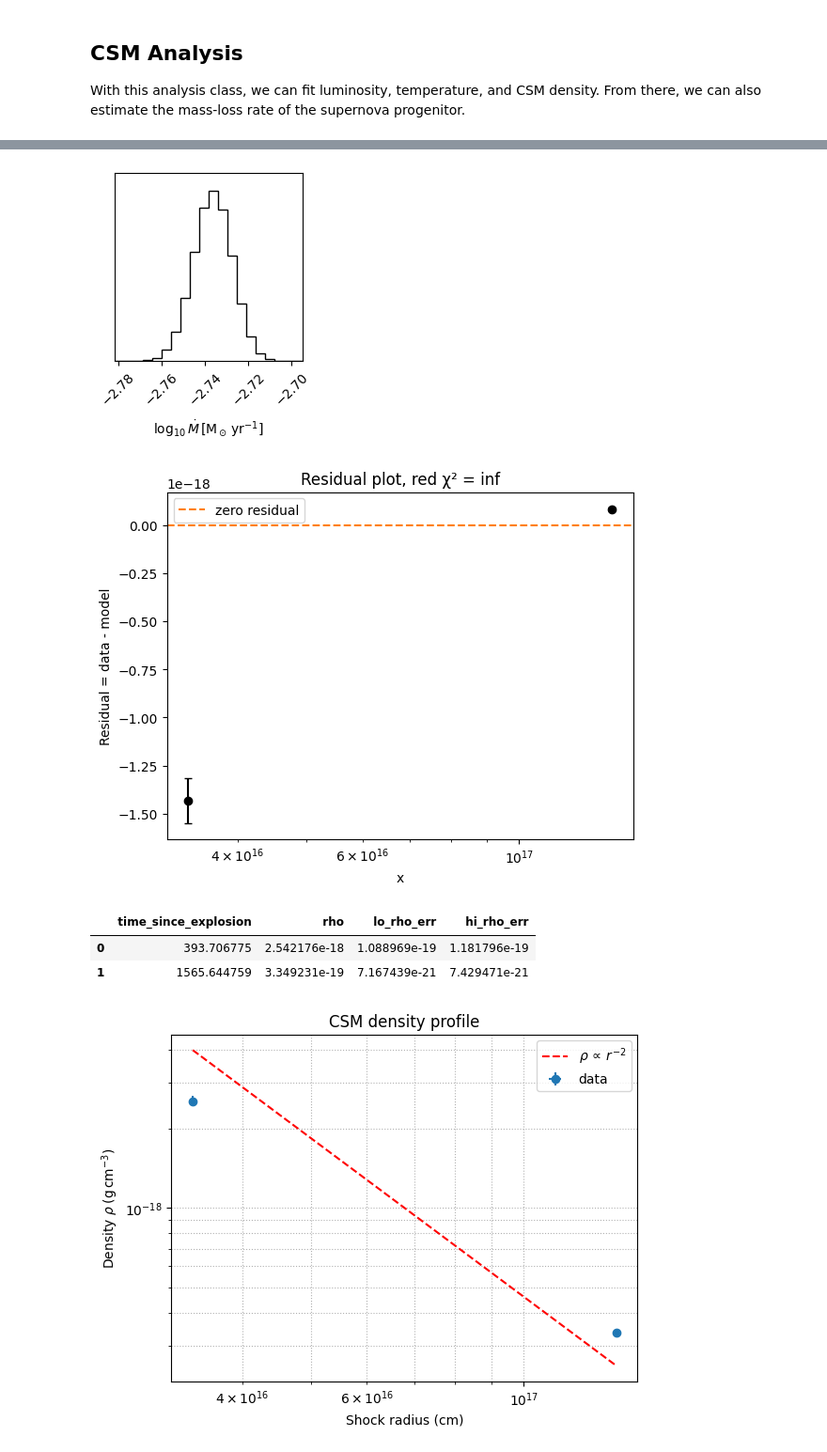
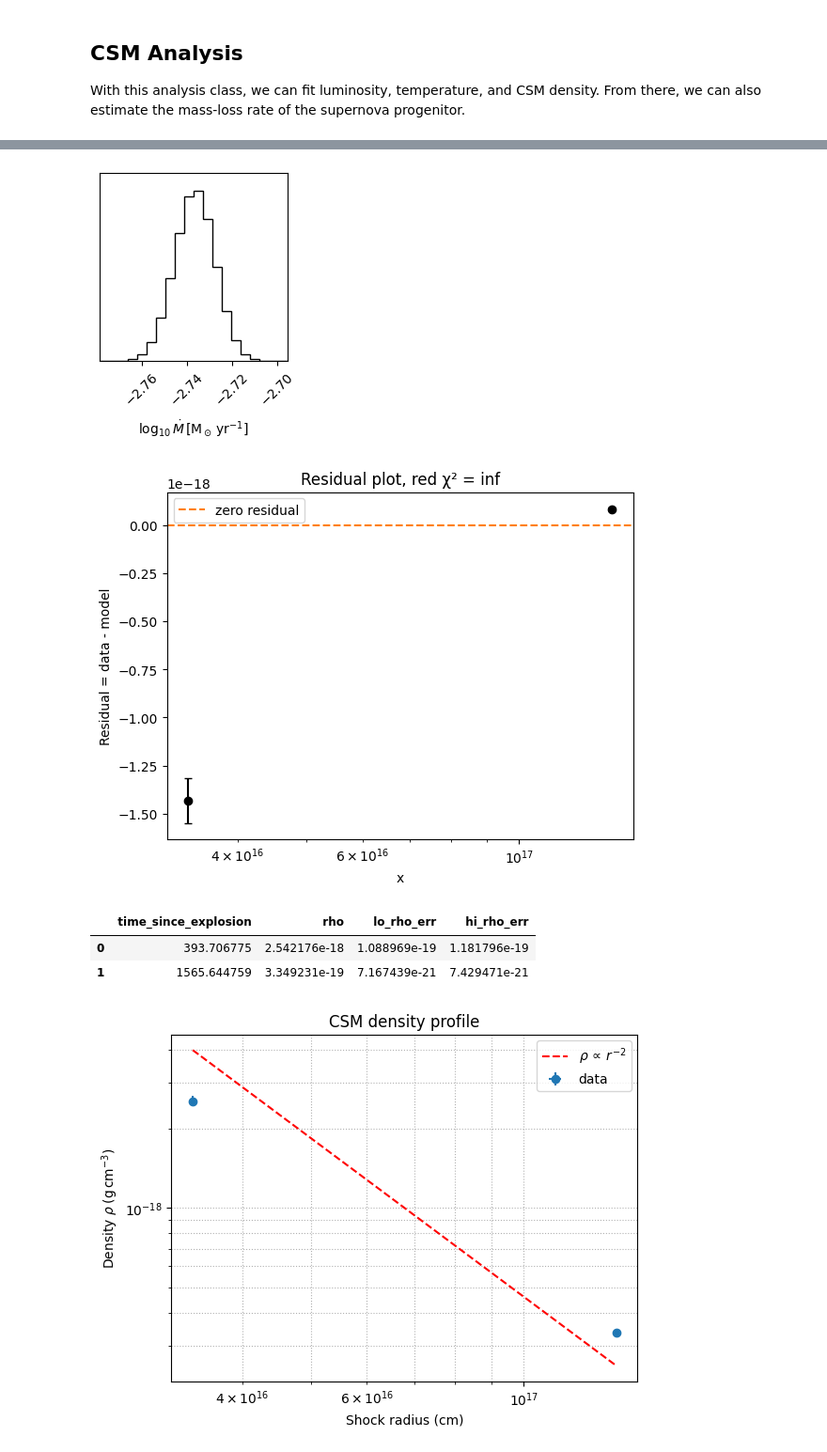
Before and after one commit to fercananything/XSNAP, a Jupyter notebook: docs/examples/notebook/Tutorial.ipynb, the cells around one changed output, grey strips where cells are left out. Shown at 94% size. Cells and saved outputs as stored; diff of their text form; code cells hidden in the pictures.

```diff
--- a/docs/examples/notebook/Tutorial.ipynb
+++ b/docs/examples/notebook/Tutorial.ipynb
@@ -18,6 +18,6 @@ from xsnap import spectrum, temperature
 # %%
-spec_files = ['./17569/primary/spec17569_grp.pi',
-              './21077/primary/spec21077_grp.pi']
+spec_files = ['./data/17569/primary/spec17569_grp.pi',
+              './data/21077/primary/spec21077_grp.pi']
 
 # Using parameters from this paper:
 # https://iopscience.iop.org/article/10.3847/1538-4357/ad9c76
@@ -42,11 +42,11 @@ df_temp # here we estimate the temperature based on our model
 | 1 | 1565.644759 | 0.0 | 0.0 | 10.263405 | 0.0 | 0.0 |
 # %%
 # Initialize SpectrumManager class to help in plotting light curve
-manager = spectrum.SpectrumManager(tExplosion = tExplosion)
+manager = SpectrumManager(tExplosion = tExplosion)
 
 # Fit the first spectrum
 # SpectrumFit by default use 'aspl' for Solar Abundance
-spec17569 = spectrum.SpectrumFit()
+spec17569 = SpectrumFit()
 spec17569.load_data(spec_files[0])
 spec17569.set_rebin(5, 3)
 spec17569.ignore("**-0.5 8.0-**") # Chandra is well-calibrated in 0.5 - 8.0 keV
@@ -122,7 +122,7 @@ Spectrum 1: Lower range bound          0.3 reset by matrix bound to          0.3
 <xsnap.spectrum.SpectrumManager at 0x...>
 # %%
 # Fit the second spectrum by re-doing what we did in the first spectrum
-spec21077 = spectrum.SpectrumFit()
+spec21077 = SpectrumFit()
 
 # Use clear=True in loading new data to clear the previous spectrum loaded in PyXspec
 # One can also just use xspec.AllData.clear() before fitting the second spectrum
@@ -213,8 +213,7 @@ fig_params = manager.plot_params()
 
 With this analysis class, we can fit luminosity, temperature, and CSM density. From there, we can also estimate the mass-loss rate of the supernova progenitor.
 # %%
-from xsnap import analysis
-analyzer = analysis.CSMAnalysis(manager)
+analyzer = CSMAnalysis(manager)
 df_fit = analyzer.fit_lumin()
 df_fit
 # %% [output]
@@ -230,8 +229,8 @@ fig_lumin = analyzer.plot_lumin()
 # %%
-df_densities = analyzer.calc_density(distance=dist)
+df_densities = analyzer.calc_density(distance=dist, nwalkers=200, nsteps=5000, nburn=1000)
 df_densities
 # %% [output]
-[figure, old version]
+[figure, new version]
 [figure]
 |  | time_since_explosion | rho | lo_rho_err | hi_rho_err |
 | 0 | 393.706775 | 2.542176e-18 | 1.088969e-19 | 1.181796e-19 |
```
Also changed, not shown: parts of 9 cells of this notebook, 13 other files.
